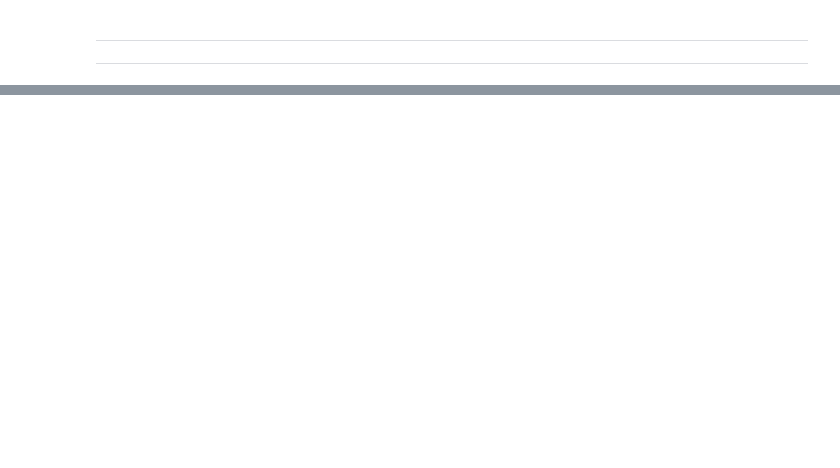
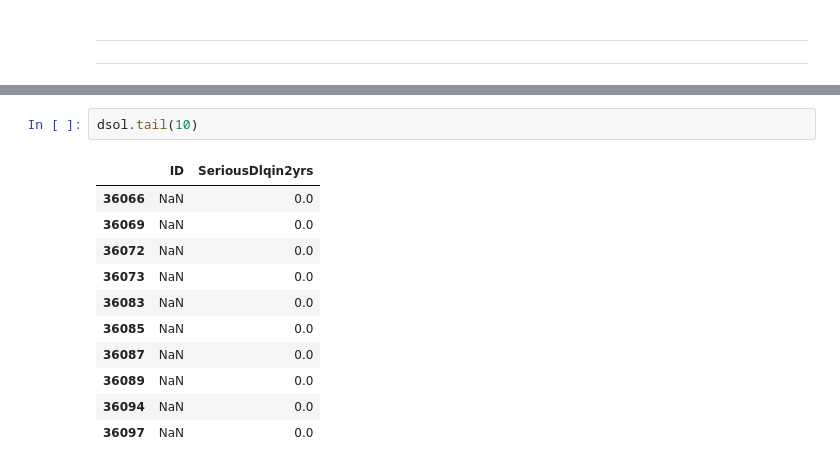
Before and after one commit to diegogerwig/Kaggle, a Jupyter notebook: TheBridge/show_me_the_money/show_me_the_money.ipynb, the cells around one changed output, grey strips where cells are left out. Drawn from its saved outputs; the diff is of its cells as text; blank space fills up the shorter version.

```diff
--- a/TheBridge/show_me_the_money/show_me_the_money.ipynb
+++ b/TheBridge/show_me_the_money/show_me_the_money.ipynb
@@ -157,0 +426,14 @@ dsol.describe()
+# %%
+dsol.tail(10)
+# %% [output]
+|  | ID | SeriousDlqin2yrs |
+| 36066 | NaN | 0.0 |
+| 36069 | NaN | 0.0 |
+| 36072 | NaN | 0.0 |
+| 36073 | NaN | 0.0 |
+| 36083 | NaN | 0.0 |
+| 36085 | NaN | 0.0 |
+| 36087 | NaN | 0.0 |
+| 36089 | NaN | 0.0 |
+| 36094 | NaN | 0.0 |
+| 36097 | NaN | 0.0 |
```
Also changed, not shown: parts of 31 cells of this notebook, 23 other files.
